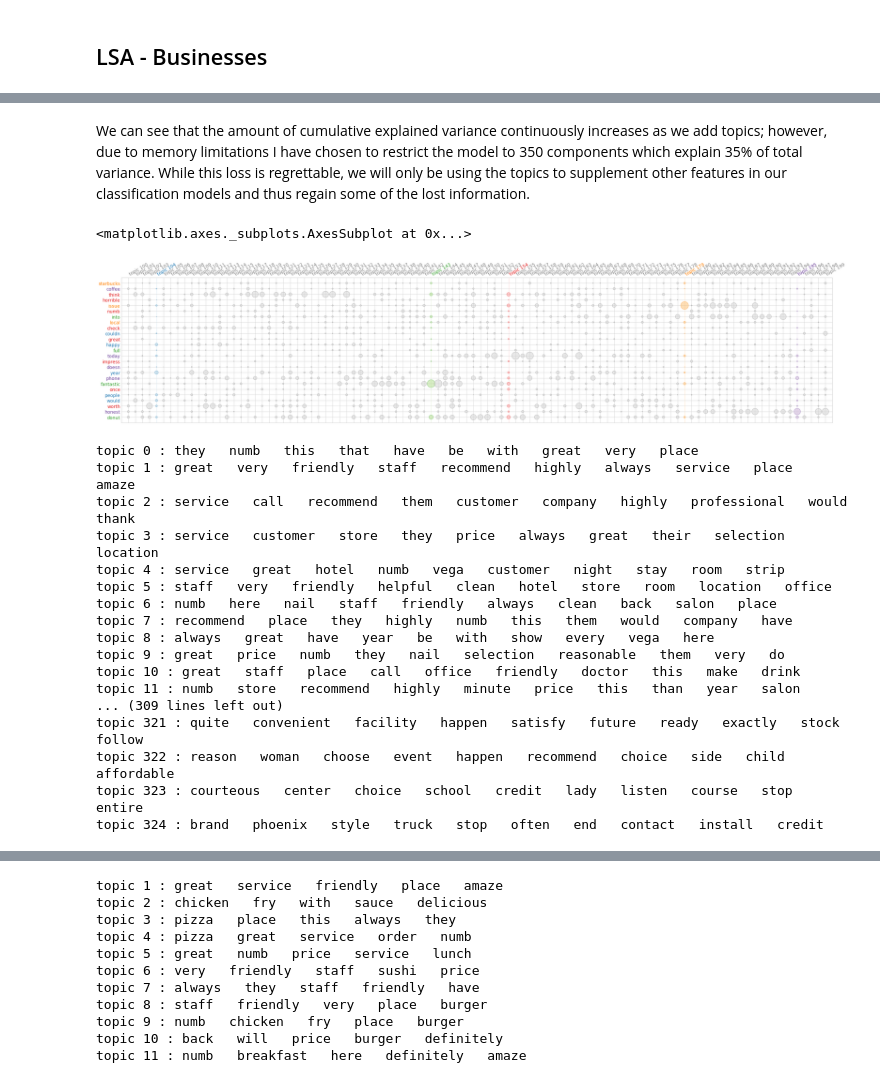
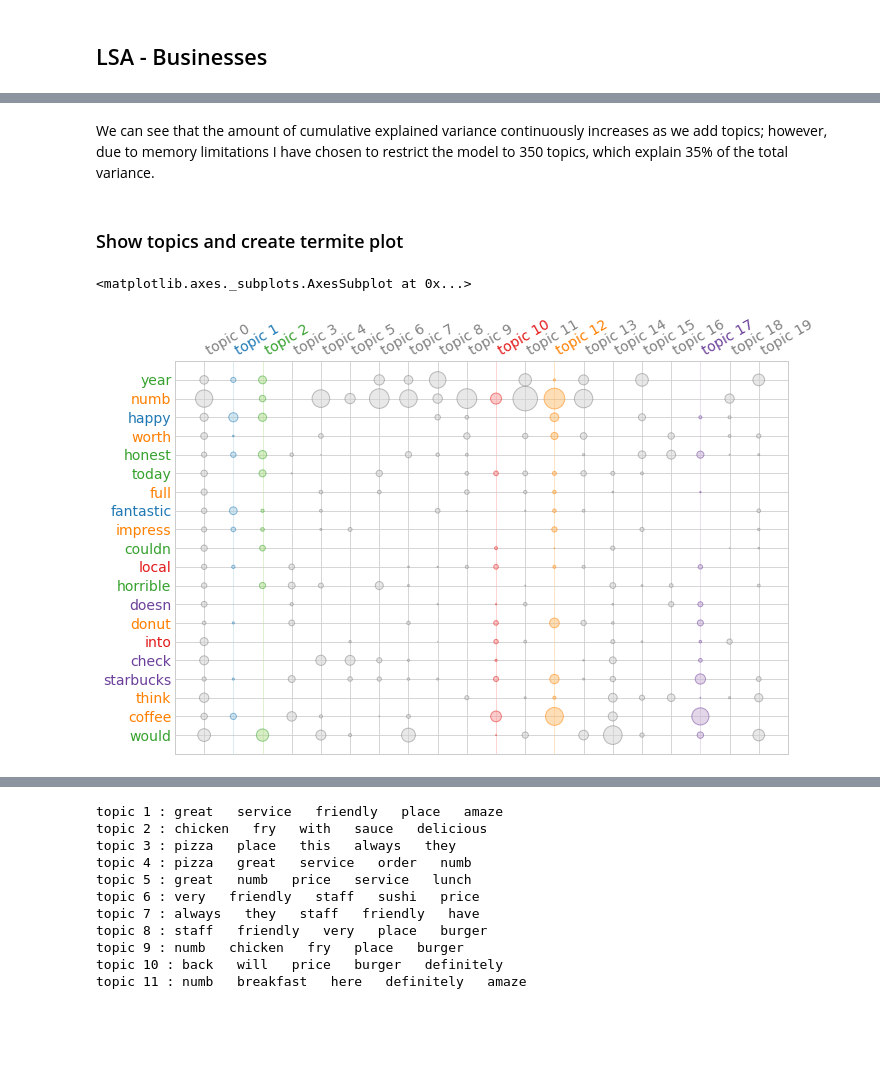
Before and after one commit to gd32/yelp_topic_modeling, a Jupyter notebook: notebooks/03_Vectorization_and_Topic_Modeling.ipynb, the cells around one changed output, grey strips where cells are left out. Drawn from its saved outputs; the diff is of its cells as text; code cells hidden in the pictures; blank space fills up the shorter version.

Commit message:
Updating notebooks, add visuals

```diff
--- a/notebooks/03_Vectorization_and_Topic_Modeling.ipynb
+++ b/notebooks/03_Vectorization_and_Topic_Modeling.ipynb
@@ -21,8 +21,8 @@ from sklearn.decomposition import LatentDirichletAllocation, NMF, TruncatedSVD
 with open('../data/tokenized_rest_reviews.pkl', 'rb') as f:
     rests = pickle.load(f)
 # %%
-with open('../data/tokenized_bs_reviews.pkl', 'rb') as bus:
-    bus = pickle.load(bus)
+with open('../data/tokenized_bs_reviews.pkl', 'rb') as b:
+    bus = pickle.load(b)
 # %% [markdown]
 ## Build the custom tf-idf vectorizer
 
@@ -87,5 +87,7 @@ plt.plot(range(325), lsa_model_bs.singular_values_)
 # %% [markdown]
-We can see that the amount of cumulative explained variance continuously increases as we add topics; however, due to memory limitations I have chosen to restrict the model to 350 components which explain 35% of total variance. While this loss is regrettable, we will only be using the topics to supplement other features in our classification models and thus regain some of the lost information.
+We can see that the amount of cumulative explained variance continuously increases as we add topics; however, due to memory limitations I have chosen to restrict the model to 350 topics, which explain 35% of the total variance.
+# %% [markdown]
+### Show topics and create termite plot
 # %%
 lsa_model_bs = textacy.TopicModel('lsa', n_topics=325, random_state=1)
 lsa_model_bs.fit(doc_term_matrix)
@@ -93,29 +95,10 @@ lsa_dt_matrix_bs = lsa_model_bs.transform(doc_term_matrix)
 # %%
 lsa_model_bs.termite_plot(doc_term_matrix,
                           vectorizer.get_feature_names(),
-                          n_terms=25,
-                          highlight_topics=[104, 143, 154, 179, 195],
-                          topics=[num for num in range(100, 200)])
+                          topics=[num for num in range(20)],
+                          highlight_topics=[1, 2, 10, 12, 17],
+                          n_terms=20,
+                          save='../visuals/business_termite.png')
 # %% [output]
 <matplotlib.axes._subplots.AxesSubplot at 0x...>
-[figure, old version]
+[figure, new version]
-# %%
-print_topics(lsa_model_bs)
-# %% [output]
-topic 0 : they   numb   this   that   have   be   with   great   very   place
-topic 1 : great   very   friendly   staff   recommend   highly   always   service   place   amaze
-topic 2 : service   call   recommend   them   customer   company   highly   professional   would   thank
-topic 3 : service   customer   store   they   price   always   great   their   selection   location
-topic 4 : service   great   hotel   numb   vega   customer   night   stay   room   strip
-topic 5 : staff   very   friendly   helpful   clean   hotel   store   room   location   office
-topic 6 : numb   here   nail   staff   friendly   always   clean   back   salon   place
-topic 7 : recommend   place   they   highly   numb   this   them   would   company   have
-topic 8 : always   great   have   year   be   with   show   every   vega   here
-topic 9 : great   price   numb   they   nail   selection   reasonable   them   very   do
-topic 10 : great   staff   place   call   office   friendly   doctor   this   make   drink
-topic 11 : numb   store   recommend   highly   minute   price   this   than   year   salon
-... (309 lines left out)
-topic 321 : quite   convenient   facility   happen   satisfy   future   ready   exactly   stock   follow
-topic 322 : reason   woman   choose   event   happen   recommend   choice   side   child   affordable
-topic 323 : courteous   center   choice   school   credit   lady   listen   course   stop   entire
-topic 324 : brand   phoenix   style   truck   stop   often   end   contact   install   credit
```
Also changed, not shown: parts of 21 cells of this notebook, 12 other files.
